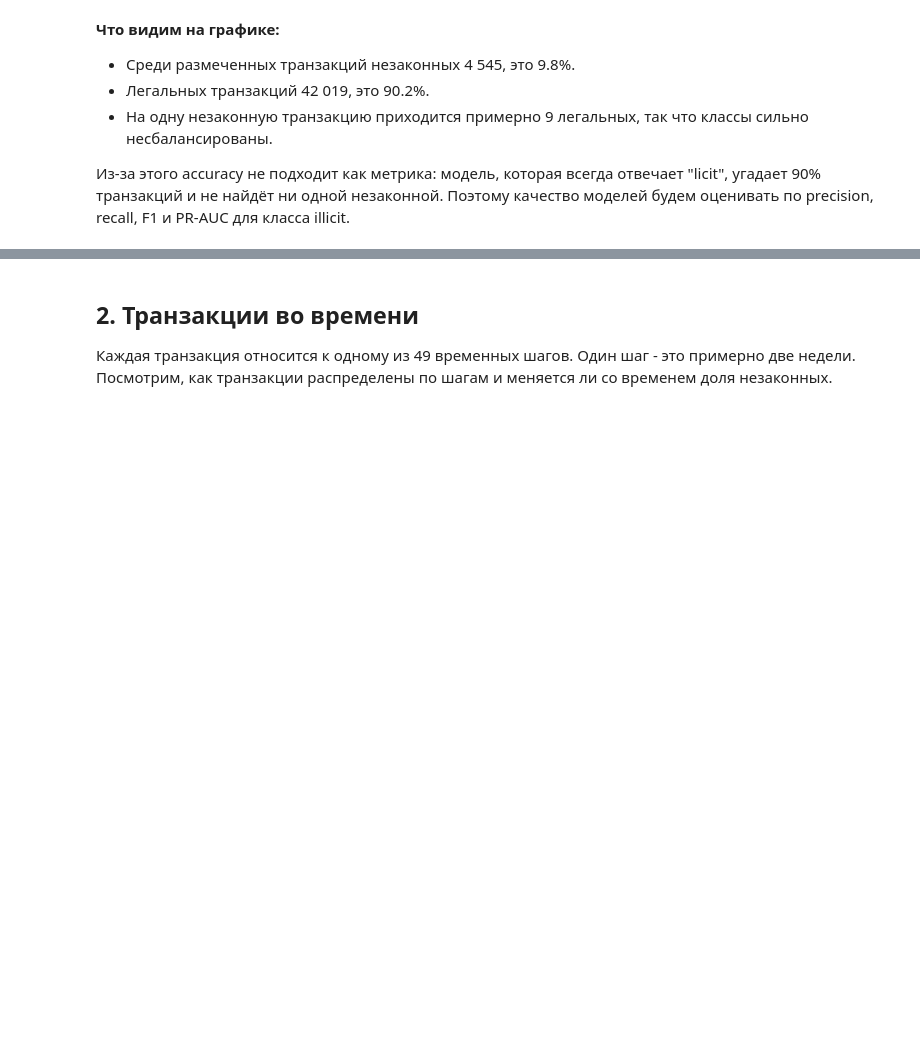
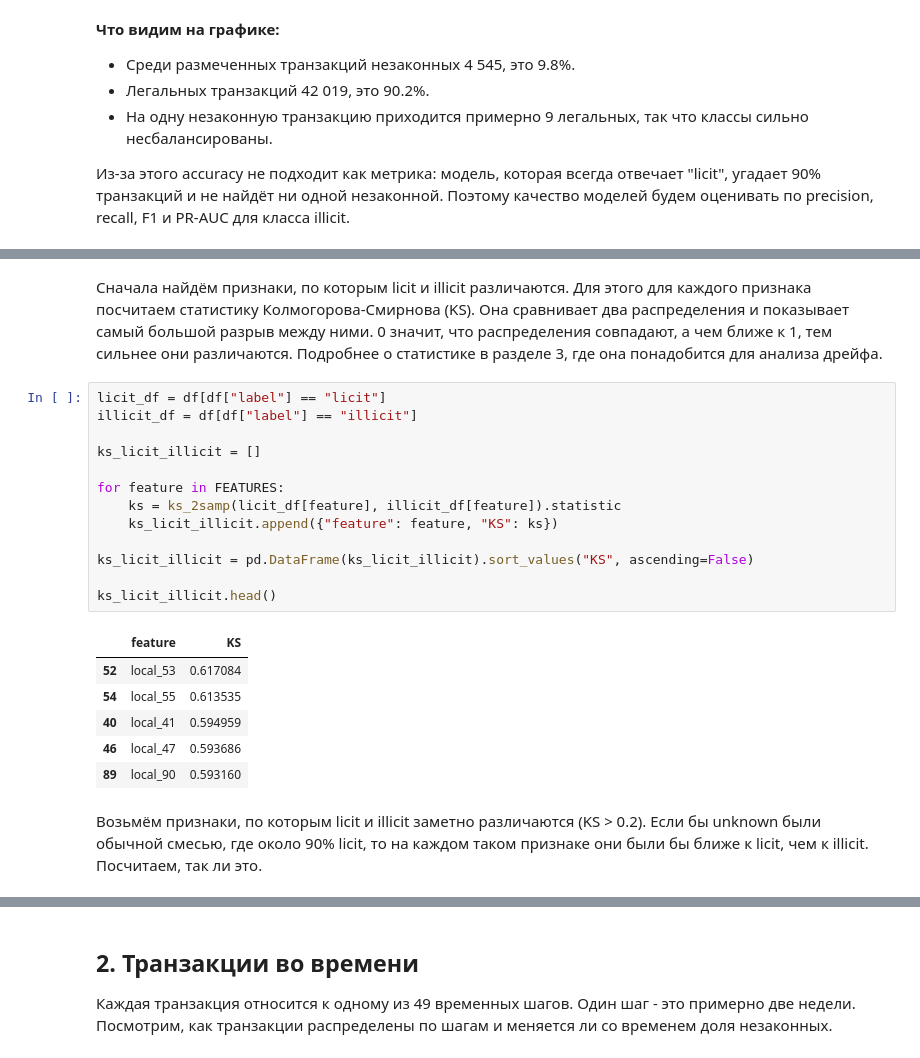
Before and after one commit to sinusxd/bitcoin-aml-detection, a Jupyter notebook: notebooks/02_eda_target_time.ipynb, the cells around one changed output, grey strips where cells are left out. Drawn from its saved outputs; the diff is of its cells as text; blank space fills up the shorter version.

```diff
--- a/notebooks/02_eda_target_time.ipynb
+++ b/notebooks/02_eda_target_time.ipynb
@@ -133,0 +148,24 @@ plt.show()
+# %% [markdown]
+Сначала найдём признаки, по которым licit и illicit различаются. Для этого для каждого признака посчитаем статистику Колмогорова-Смирнова (KS). Она сравнивает два распределения и показывает самый большой разрыв между ними. 0 значит, что распределения совпадают, а чем ближе к 1, тем сильнее они различаются. Подробнее о статистике в разделе 3, где она понадобится для анализа дрейфа.
+# %%
+licit_df = df[df["label"] == "licit"]
+illicit_df = df[df["label"] == "illicit"]
+
+ks_licit_illicit = []
+
+for feature in FEATURES:
+    ks = ks_2samp(licit_df[feature], illicit_df[feature]).statistic
+    ks_licit_illicit.append({"feature": feature, "KS": ks})
+
+ks_licit_illicit = pd.DataFrame(ks_licit_illicit).sort_values("KS", ascending=False)
+
+ks_licit_illicit.head()
+# %% [output]
+|  | feature | KS |
+| 52 | local_53 | 0.617084 |
+| 54 | local_55 | 0.613535 |
+| 40 | local_41 | 0.594959 |
+| 46 | local_47 | 0.593686 |
+| 89 | local_90 | 0.593160 |
+# %% [markdown]
+Возьмём признаки, по которым licit и illicit заметно различаются (KS > 0.2). Если бы unknown были обычной смесью, где около 90% licit, то на каждом таком признаке они были бы ближе к licit, чем к illicit. Посчитаем, так ли это.
```
Also changed, not shown: parts of 20 cells of this notebook.
